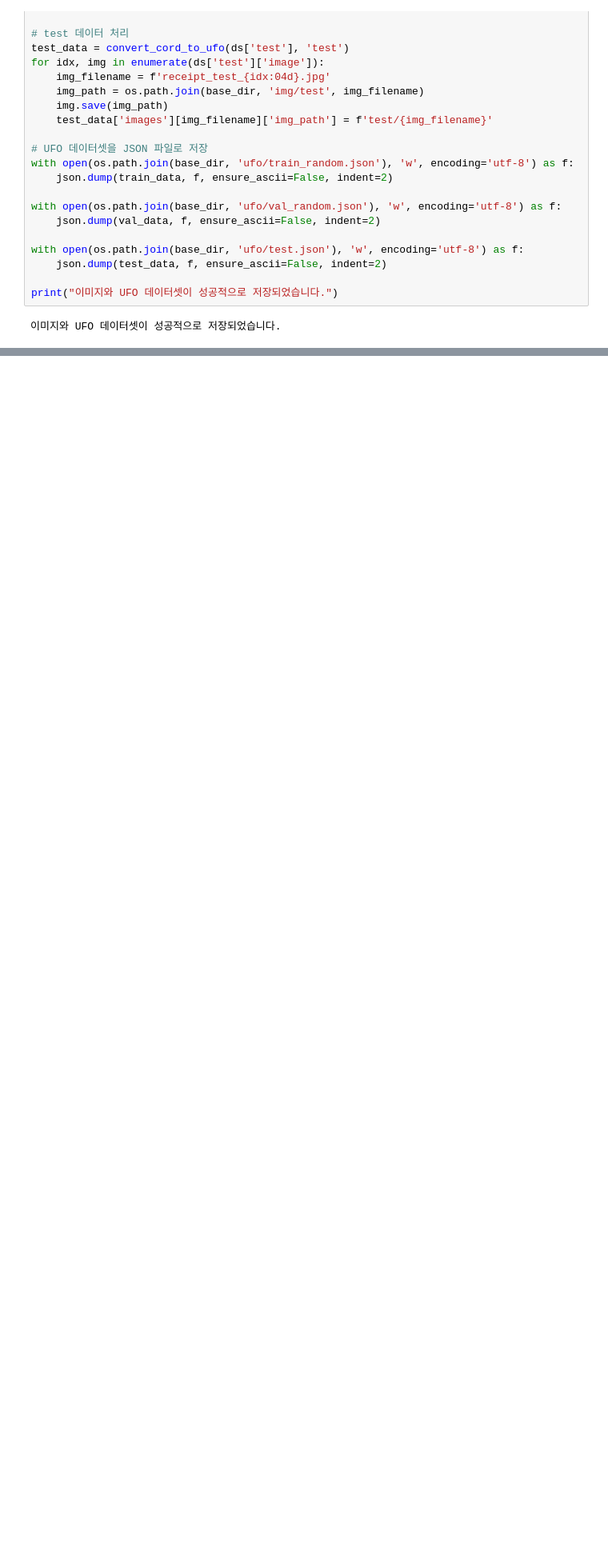
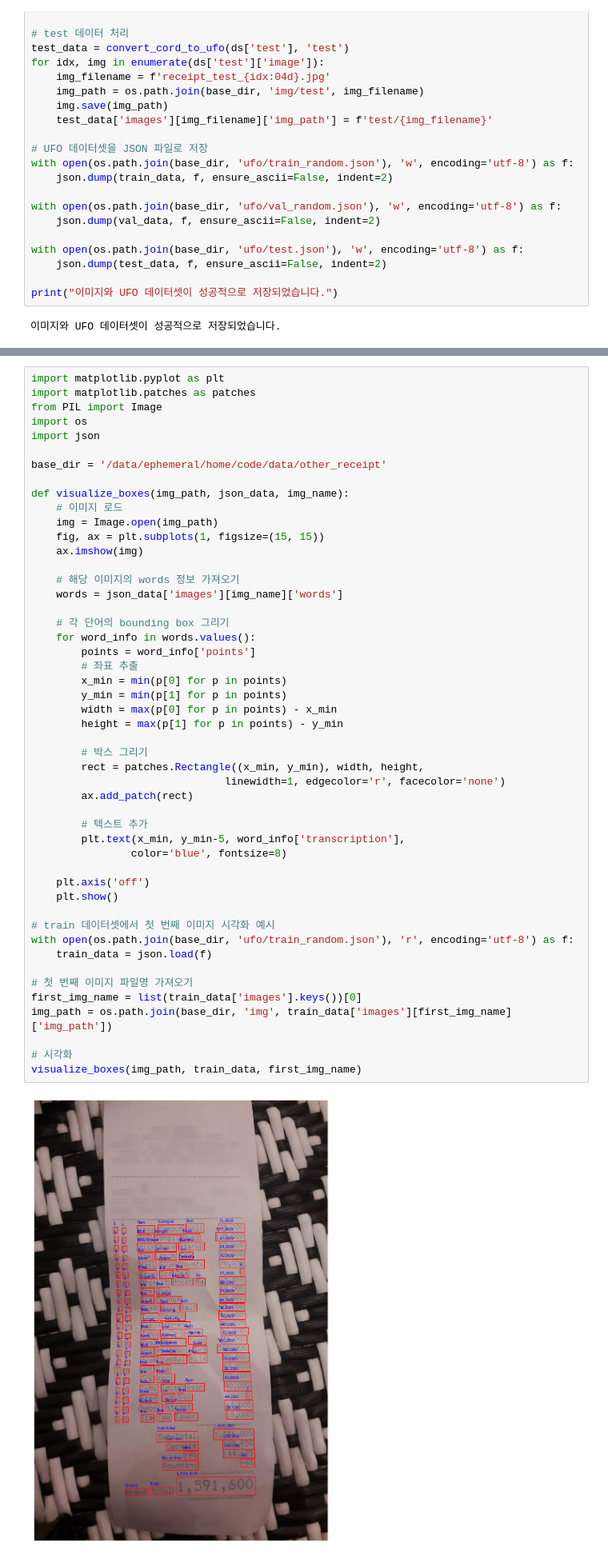
Before and after one commit to boostcampaitech7/level2-cv-datacentric-cv-23, a Jupyter notebook: notebooks/CORD2UFO.ipynb, the cells around one changed output, grey strips where cells are left out. Shown at 80% size. Drawn from its saved outputs; the diff is of its cells as text; blank space fills up the shorter version.

Commit message:
✨ Feat: Add visualization code for conversion results (Feature #21)

```diff
--- a/notebooks/CORD2UFO.ipynb
+++ b/notebooks/CORD2UFO.ipynb
@@ -147,0 +150,51 @@ print("이미지와 UFO 데이터셋이 성공적으로 저장되었습니다.")
+# %%
+import matplotlib.pyplot as plt
+import matplotlib.patches as patches
+from PIL import Image
+import os
+import json
+
+base_dir = '/data/ephemeral/home/code/data/other_receipt'
+
+def visualize_boxes(img_path, json_data, img_name):
+    # 이미지 로드
+    img = Image.open(img_path)
+    fig, ax = plt.subplots(1, figsize=(15, 15))
+    ax.imshow(img)
+
+    # 해당 이미지의 words 정보 가져오기
+    words = json_data['images'][img_name]['words']
+
+    # 각 단어의 bounding box 그리기
+    for word_info in words.values():
+        points = word_info['points']
+        # 좌표 추출
+        x_min = min(p[0] for p in points)
+        y_min = min(p[1] for p in points)
+        width = max(p[0] for p in points) - x_min
+        height = max(p[1] for p in points) - y_min
+
+        # 박스 그리기
+        rect = patches.Rectangle((x_min, y_min), width, height,
+                               linewidth=1, edgecolor='r', facecolor='none')
+        ax.add_patch(rect)
+
+        # 텍스트 추가
+        plt.text(x_min, y_min-5, word_info['transcription'],
+                color='blue', fontsize=8)
+
+    plt.axis('off')
+    plt.show()
+
+# train 데이터셋에서 첫 번째 이미지 시각화 예시
+with open(os.path.join(base_dir, 'ufo/train_random.json'), 'r', encoding='utf-8') as f:
+    train_data = json.load(f)
+
+# 첫 번째 이미지 파일명 가져오기
+first_img_name = list(train_data['images'].keys())[0]
+img_path = os.path.join(base_dir, 'img', train_data['images'][first_img_name]['img_path'])
+
+# 시각화
+visualize_boxes(img_path, train_data, first_img_name)
+# %% [output]
+[figure, added]
```
Also changed, not shown: parts of 1 cell of this notebook.
